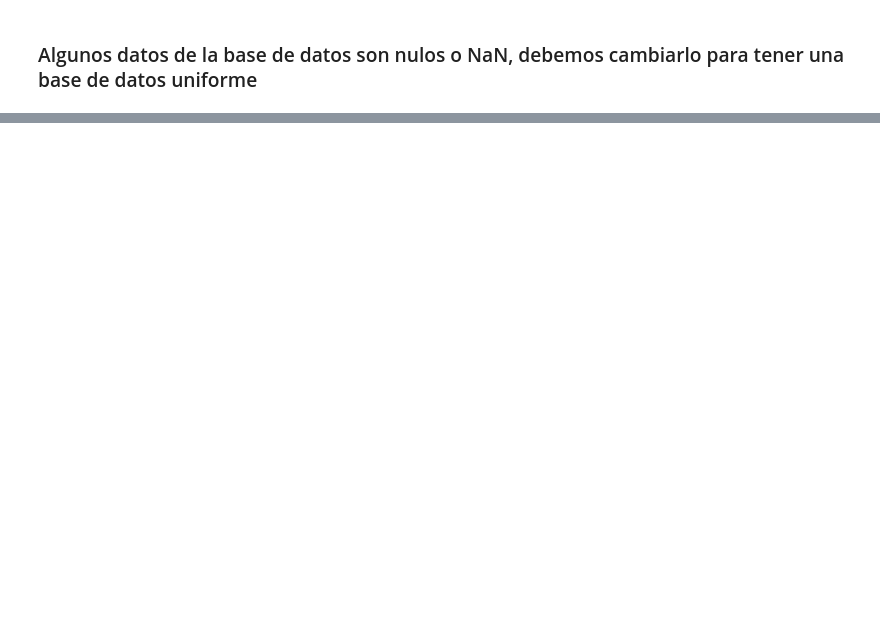
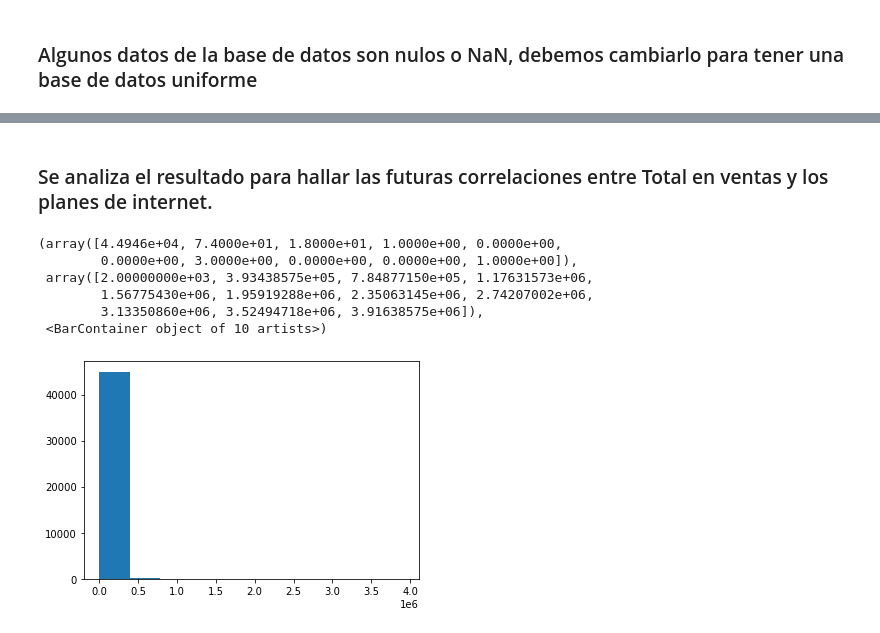
Before and after one commit to lcsr-rodriguez/Diplomado-ISP, a Jupyter notebook: ISP_DataScience.ipynb, the cells around one changed output, grey strips where cells are left out. Drawn from its saved outputs; the diff is of its cells as text; code cells hidden in the pictures; blank space fills up the shorter version.

Commit message:
correlaciones iniciales

```diff
--- a/ISP_DataScience.ipynb
+++ b/ISP_DataScience.ipynb
@@ -99,0 +103,14 @@ datos['DIRECCION'].fillna("SIN DIRECCIÓN", inplace = True)
+# %% [markdown]
+
+### Se analiza el resultado para hallar las futuras correlaciones entre Total en ventas y los planes de internet.
+# %%
+# Histograma de ventas
+plt.hist(datos["TOTAL"])
+# %% [output]
+(array([4.4946e+04, 7.4000e+01, 1.8000e+01, 1.0000e+00, 0.0000e+00,
+        0.0000e+00, 3.0000e+00, 0.0000e+00, 0.0000e+00, 1.0000e+00]),
+ array([2.00000000e+03, 3.93438575e+05, 7.84877150e+05, 1.17631573e+06,
+        1.56775430e+06, 1.95919288e+06, 2.35063145e+06, 2.74207002e+06,
+        3.13350860e+06, 3.52494718e+06, 3.91638575e+06]),
+ <BarContainer object of 10 artists>)
+[figure, added]
```
Also changed, not shown: parts of 28 cells of this notebook, 1 other file.
